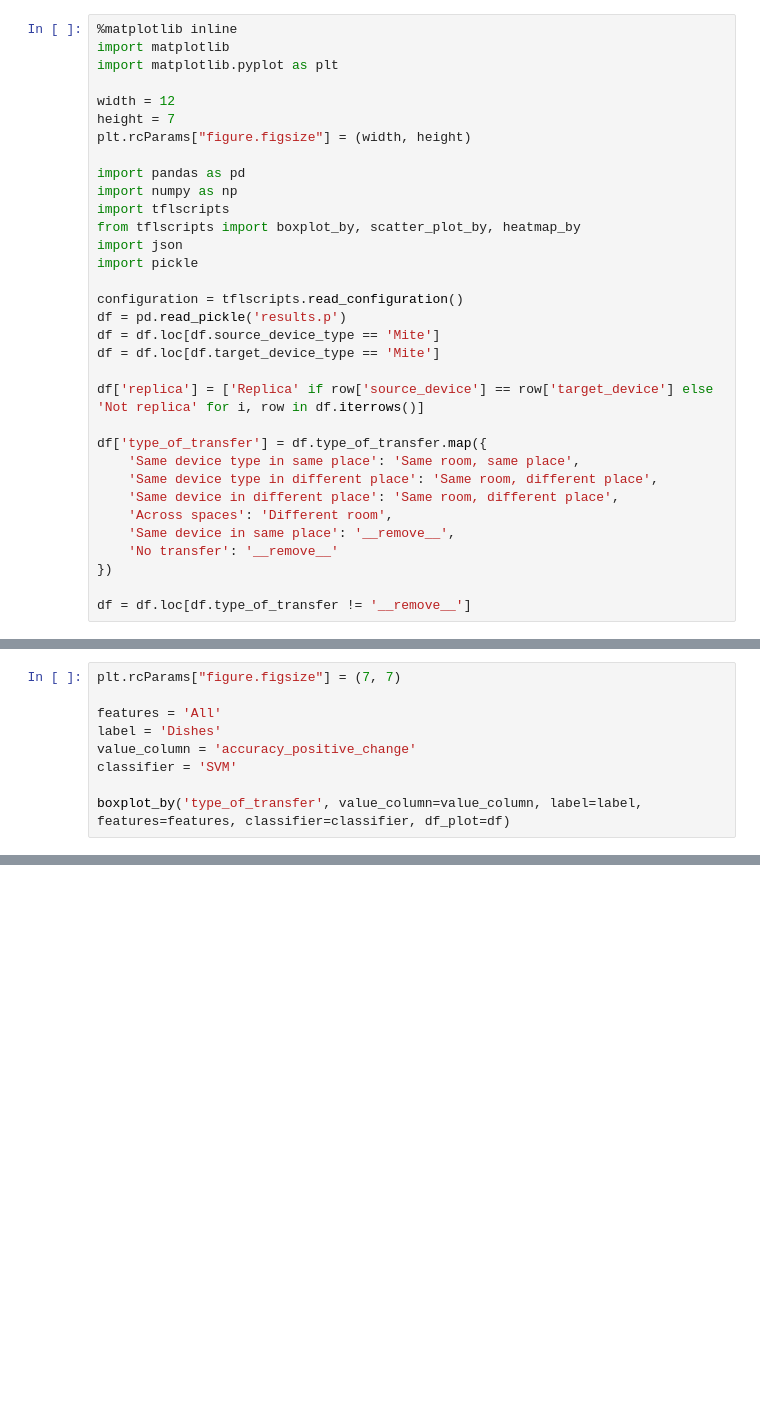
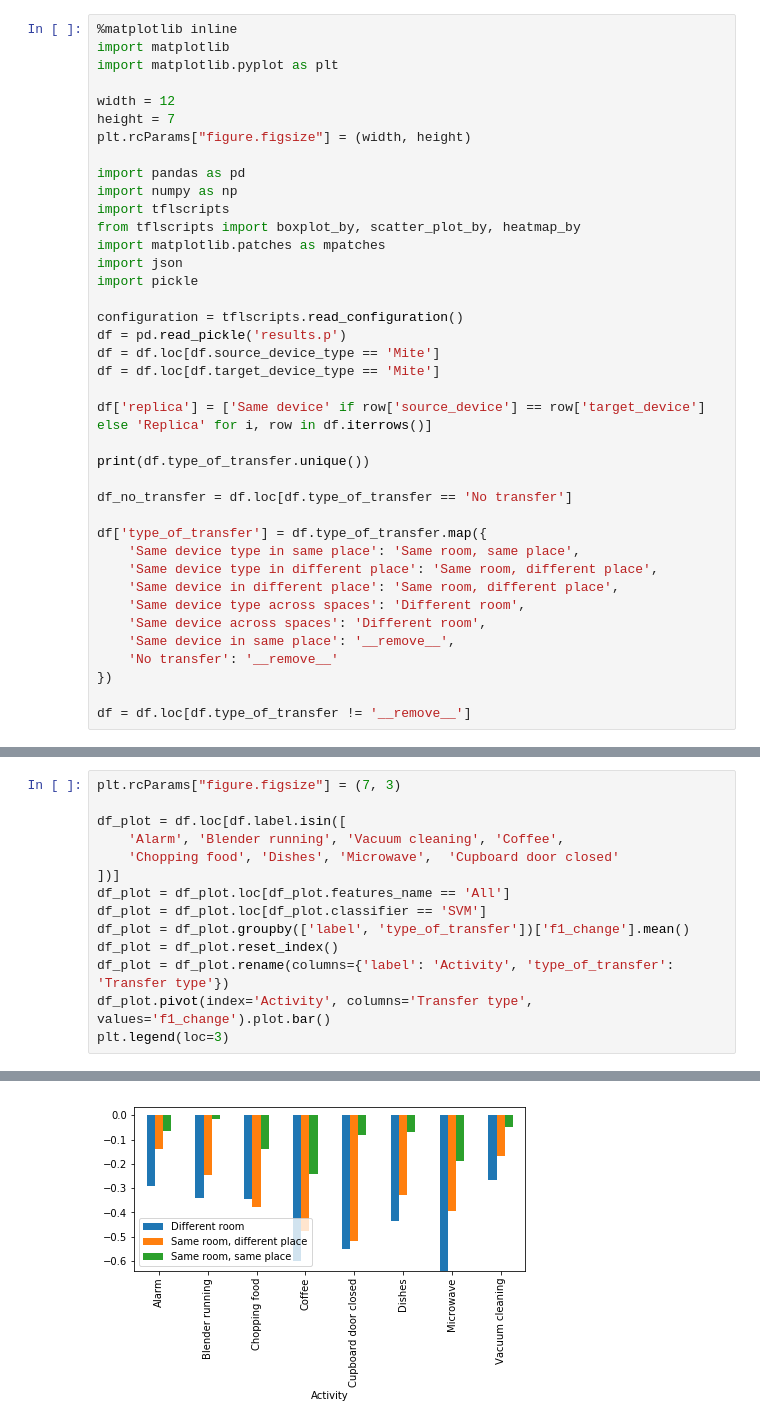
Before and after one commit to matus-tomlein/transfer-learning-playground, a Jupyter notebook: notebooks/single-activity-models/analysis-mites.ipynb, the cells around one changed output, grey strips where cells are left out. Cells and saved outputs as stored; diff of their text form; blank space fills up the shorter version.

```diff
--- a/notebooks/single-activity-models/analysis-mites.ipynb
+++ b/notebooks/single-activity-models/analysis-mites.ipynb
@@ -11,6 +11,7 @@ import pandas as pd
 import numpy as np
 import tflscripts
 from tflscripts import boxplot_by, scatter_plot_by, heatmap_by
+import matplotlib.patches as mpatches
 import json
 import pickle
 
@@ -19,13 +20,18 @@ df = pd.read_pickle('results.p')
 df = df.loc[df.source_device_type == 'Mite']
 df = df.loc[df.target_device_type == 'Mite']
 
-df['replica'] = ['Replica' if row['source_device'] == row['target_device'] else 'Not replica' for i, row in df.iterrows()]
+df['replica'] = ['Same device' if row['source_device'] == row['target_device'] else 'Replica' for i, row in df.iterrows()]
+
+print(df.type_of_transfer.unique())
+
+df_no_transfer = df.loc[df.type_of_transfer == 'No transfer']
 
 df['type_of_transfer'] = df.type_of_transfer.map({
     'Same device type in same place': 'Same room, same place',
     'Same device type in different place': 'Same room, different place',
     'Same device in different place': 'Same room, different place',
-    'Across spaces': 'Different room',
+    'Same device type across spaces': 'Different room',
+    'Same device across spaces': 'Different room',
     'Same device in same place': '__remove__',
     'No transfer': '__remove__'
 })
@@ -34,9 +44,0 @@ df = df.loc[df.type_of_transfer != '__remove__']
-# %%
-plt.rcParams["figure.figsize"] = (7, 7)
-
-features = 'All'
-label = 'Dishes'
-value_column = 'accuracy_positive_change'
-classifier = 'SVM'
-
-boxplot_by('type_of_transfer', value_column=value_column, label=label, features=features, classifier=classifier, df_plot=df)
@@ -121,0 +45,15 @@ df_transfer
+# %%
+plt.rcParams["figure.figsize"] = (7, 3)
+
+df_plot = df.loc[df.label.isin([
+    'Alarm', 'Blender running', 'Vacuum cleaning', 'Coffee',
+    'Chopping food', 'Dishes', 'Microwave',  'Cupboard door closed'
+])]
+df_plot = df_plot.loc[df_plot.features_name == 'All']
+df_plot = df_plot.loc[df_plot.classifier == 'SVM']
+df_plot = df_plot.groupby(['label', 'type_of_transfer'])['f1_change'].mean()
+df_plot = df_plot.reset_index()
+df_plot = df_plot.rename(columns={'label': 'Activity', 'type_of_transfer': 'Transfer type'})
+df_plot.pivot(index='Activity', columns='Transfer type', values='f1_change').plot.bar()
+plt.legend(loc=3)
+# %% [output]
@@ -121,0 +61 @@ df_transfer
+[figure, added]
```
Also changed, not shown: parts of 18 cells of this notebook, 8 other files.
